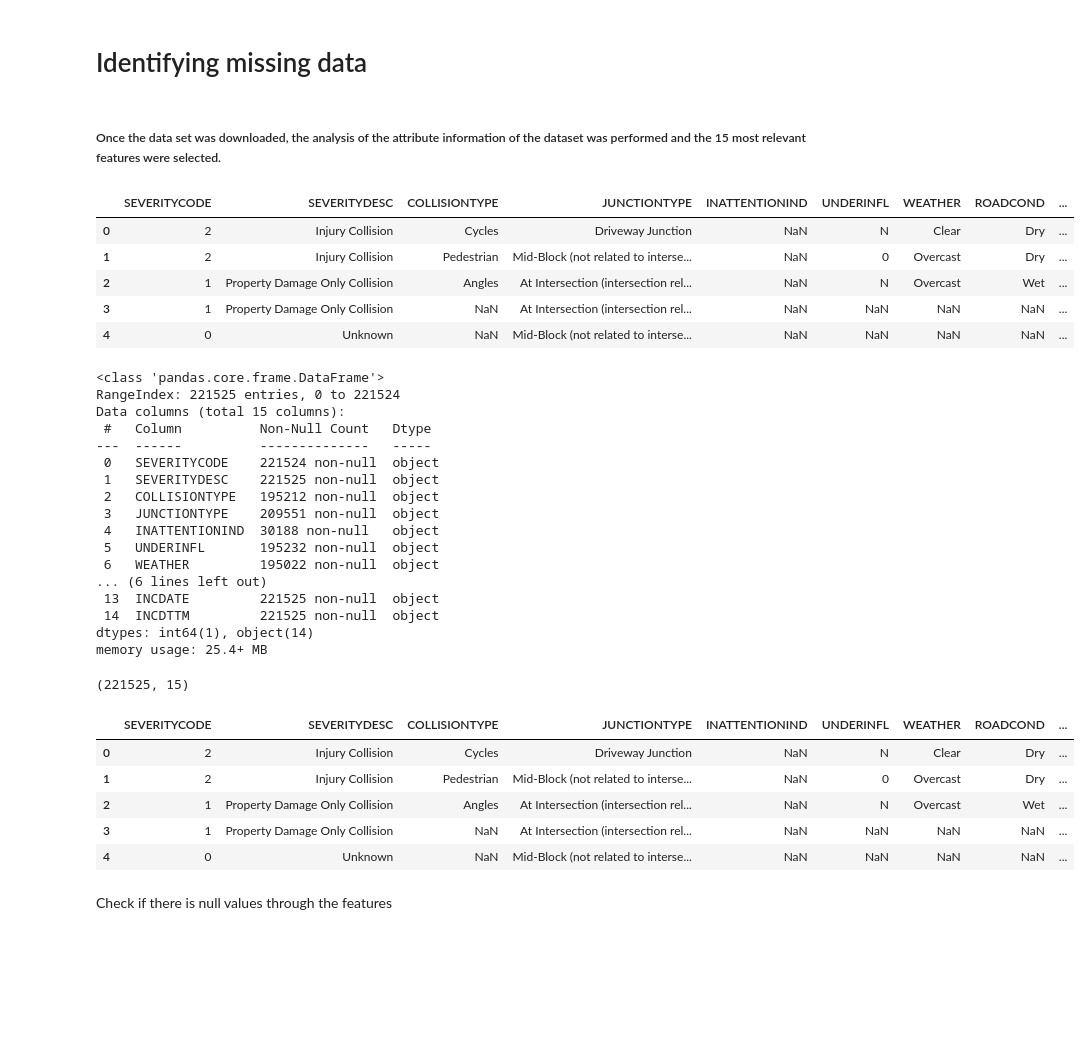
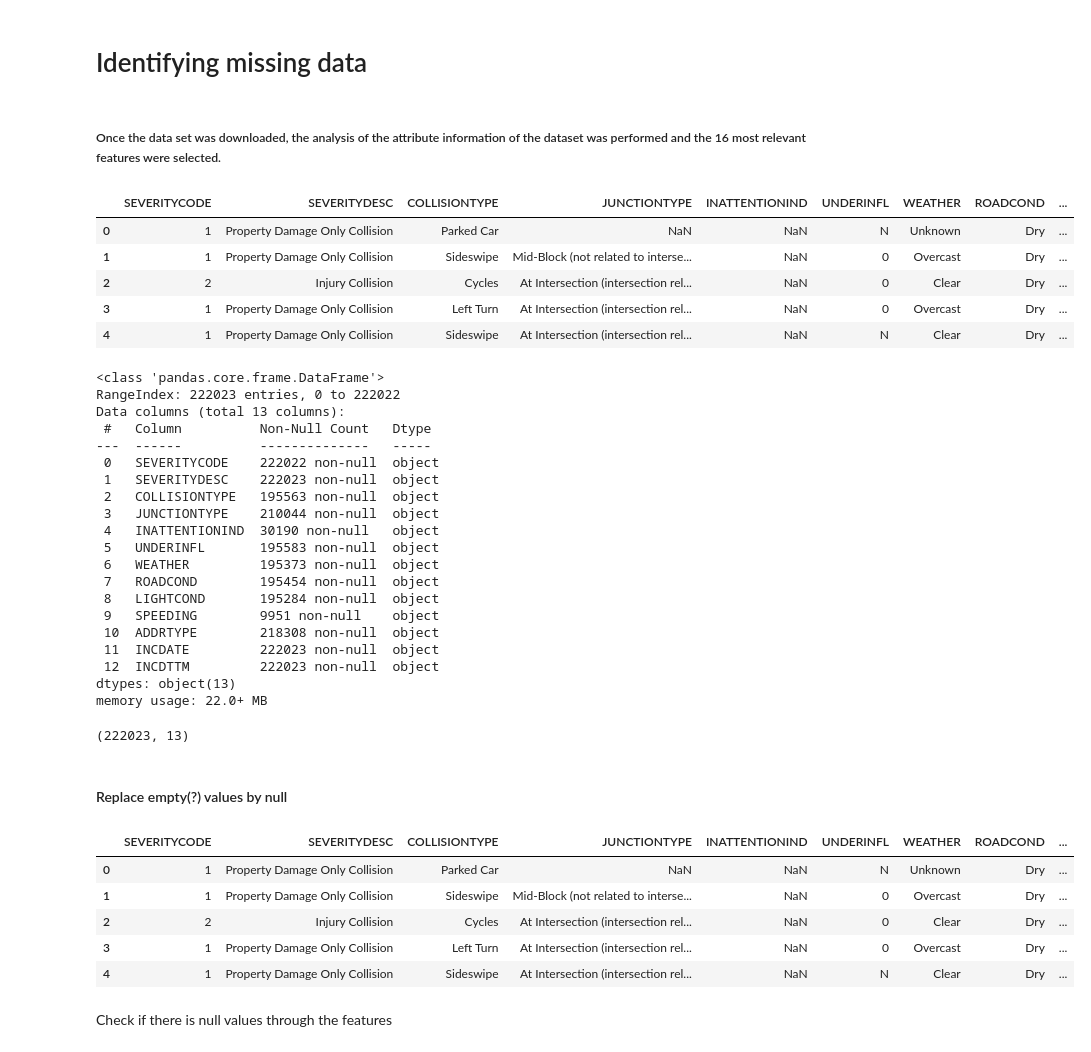
Before and after one commit to santymoreira/Coursera_Capstone, a Jupyter notebook: Seattle Car Accident Severity.ipynb, the cells around one changed output. Cells and saved outputs as stored; diff of their text form; code cells hidden in the pictures; blank space fills up the shorter version.

```diff
--- a/Seattle Car Accident Severity.ipynb
+++ b/Seattle Car Accident Severity.ipynb
@@ -77,53 +79,58 @@ data.describe()
 # %% [markdown]
 <h1>Identifying missing data </h1>
 # %% [markdown]
-<h5>Once the data set was downloaded, the analysis of the attribute information of the dataset was performed and the 15 most relevant features were selected. </h5>
+<h5>Once the data set was downloaded, the analysis of the attribute information of the dataset was performed and the 16 most relevant features were selected. </h5>
 # %%
 data=data[['SEVERITYCODE','SEVERITYDESC','COLLISIONTYPE','JUNCTIONTYPE','INATTENTIONIND','UNDERINFL','WEATHER','ROADCOND','LIGHTCOND',
-'SPEEDING','SEGLANEKEY','HITPARKEDCAR','ADDRTYPE','INCDATE','INCDTTM']]
+'SPEEDING','ADDRTYPE','INCDATE','INCDTTM']]
 data.head()
 # %% [output]
 |  | SEVERITYCODE | SEVERITYDESC | COLLISIONTYPE | JUNCTIONTYPE | INATTENTIONIND | UNDERINFL | WEATHER | ROADCOND | ... |
-| 0 | 2 | Injury Collision | Cycles | Driveway Junction | NaN | N | Clear | Dry | ... |
-| 1 | 2 | Injury Collision | Pedestrian | Mid-Block (not related to interse... | NaN | 0 | Overcast | Dry | ... |
-| 2 | 1 | Property Damage Only Collision | Angles | At Intersection (intersection rel... | NaN | N | Overcast | Wet | ... |
-| 3 | 1 | Property Damage Only Collision | NaN | At Intersection (intersection rel... | NaN | NaN | NaN | NaN | ... |
-| 4 | 0 | Unknown | NaN | Mid-Block (not related to interse... | NaN | NaN | NaN | NaN | ... |
+| 0 | 1 | Property Damage Only Collision | Parked Car | NaN | NaN | N | Unknown | Dry | ... |
+| 1 | 1 | Property Damage Only Collision | Sideswipe | Mid-Block (not related to interse... | NaN | 0 | Overcast | Dry | ... |
+| 2 | 2 | Injury Collision | Cycles | At Intersection (intersection rel... | NaN | 0 | Clear | Dry | ... |
+| 3 | 1 | Property Damage Only Collision | Left Turn | At Intersection (intersection rel... | NaN | 0 | Overcast | Dry | ... |
+| 4 | 1 | Property Damage Only Collision | Sideswipe | At Intersection (intersection rel... | NaN | N | Clear | Dry | ... |
 # %%
 data.info()
 # %% [output]
 <class 'pandas.core.frame.DataFrame'>
-RangeIndex: 221525 entries, 0 to 221524
-Data columns (total 15 columns):
+RangeIndex: 222023 entries, 0 to 222022
+Data columns (total 13 columns):
  #   Column          Non-Null Count   Dtype
 ---  ------          --------------   -----
- 0   SEVERITYCODE    221524 non-null  object
- 1   SEVERITYDESC    221525 non-null  object
- 2   COLLISIONTYPE   195212 non-null  object
- 3   JUNCTIONTYPE    209551 non-null  object
- 4   INATTENTIONIND  30188 non-null   object
- 5   UNDERINFL       195232 non-null  object
- 6   WEATHER         195022 non-null  object
-... (6 lines left out)
- 13  INCDATE         221525 non-null  object
- 14  INCDTTM         221525 non-null  object
-dtypes: int64(1), object(14)
-memory usage: 25.4+ MB
+ 0   SEVERITYCODE    222022 non-null  object
+ 1   SEVERITYDESC    222023 non-null  object
+ 2   COLLISIONTYPE   195563 non-null  object
+ 3   JUNCTIONTYPE    210044 non-null  object
+ 4   INATTENTIONIND  30190 non-null   object
+ 5   UNDERINFL       195583 non-null  object
+ 6   WEATHER         195373 non-null  object
+ 7   ROADCOND        195454 non-null  object
+ 8   LIGHTCOND       195284 non-null  object
+ 9   SPEEDING        9951 non-null    object
+ 10  ADDRTYPE        218308 non-null  object
+ 11  INCDATE         222023 non-null  object
+ 12  INCDTTM         222023 non-null  object
+dtypes: object(13)
+memory usage: 22.0+ MB
 # %%
 data.shape
 # %% [output]
-(221525, 15)
+(222023, 13)
+# %% [markdown]
+#### Replace empty(?) values by null
 # %%
 import numpy as np
 data.replace("?", np.nan, inplace = True)
 data.head()
 # %% [output]
 |  | SEVERITYCODE | SEVERITYDESC | COLLISIONTYPE | JUNCTIONTYPE | INATTENTIONIND | UNDERINFL | WEATHER | ROADCOND | ... |
-| 0 | 2 | Injury Collision | Cycles | Driveway Junction | NaN | N | Clear | Dry | ... |
-| 1 | 2 | Injury Collision | Pedestrian | Mid-Block (not related to interse... | NaN | 0 | Overcast | Dry | ... |
-| 2 | 1 | Property Damage Only Collision | Angles | At Intersection (intersection rel... | NaN | N | Overcast | Wet | ... |
-| 3 | 1 | Property Damage Only Collision | NaN | At Intersection (intersection rel... | NaN | NaN | NaN | NaN | ... |
-| 4 | 0 | Unknown | NaN | Mid-Block (not related to interse... | NaN | NaN | NaN | NaN | ... |
+| 0 | 1 | Property Damage Only Collision | Parked Car | NaN | NaN | N | Unknown | Dry | ... |
+| 1 | 1 | Property Damage Only Collision | Sideswipe | Mid-Block (not related to interse... | NaN | 0 | Overcast | Dry | ... |
+| 2 | 2 | Injury Collision | Cycles | At Intersection (intersection rel... | NaN | 0 | Clear | Dry | ... |
+| 3 | 1 | Property Damage Only Collision | Left Turn | At Intersection (intersection rel... | NaN | 0 | Overcast | Dry | ... |
+| 4 | 1 | Property Damage Only Collision | Sideswipe | At Intersection (intersection rel... | NaN | N | Clear | Dry | ... |
 # %% [markdown]
 Check if there is null values through the features
 # %%
```
Also changed, not shown: parts of 127 cells of this notebook, 3 other files.
